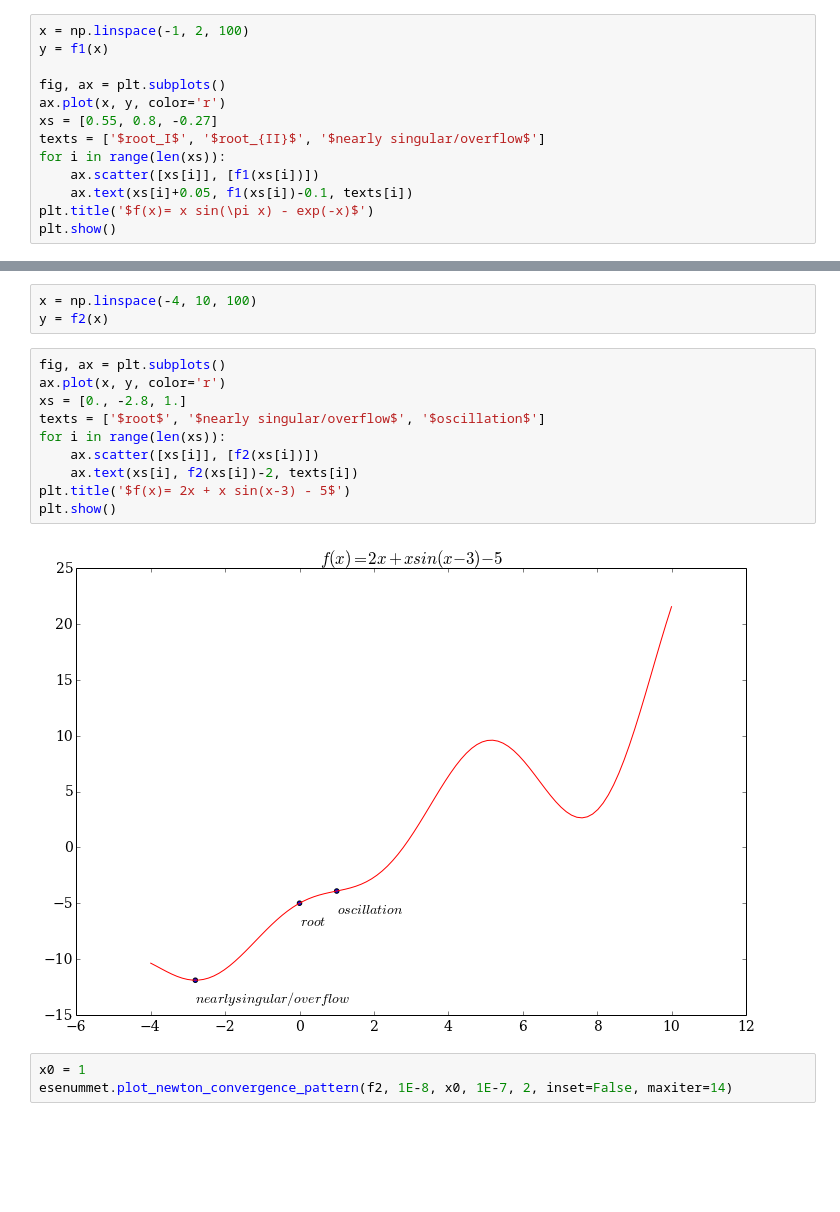
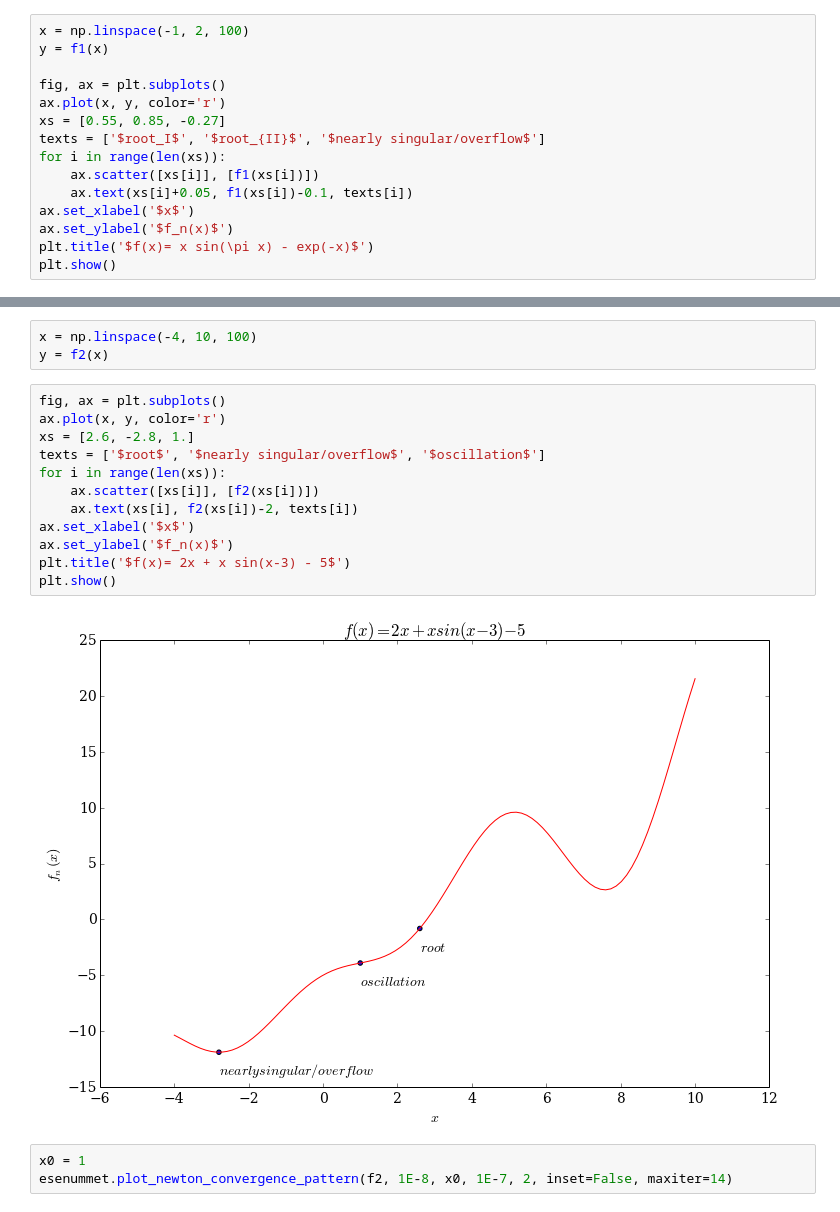
Before and after one commit to philippslang/nummet_I, a Jupyter notebook: NonLinearRoots.ipynb, the cells around one changed output, grey strips where cells are left out. Cells and saved outputs as stored; diff of their text form; blank space fills up the shorter version.

```diff
--- a/NonLinearRoots.ipynb
+++ b/NonLinearRoots.ipynb
@@ -522,11 +591,13 @@ y = f1(x)
 
 fig, ax = plt.subplots()
 ax.plot(x, y, color='r')
-xs = [0.55, 0.8, -0.27]
+xs = [0.55, 0.85, -0.27]
 texts = ['$root_I$', '$root_{II}$', '$nearly singular/overflow$']
 for i in range(len(xs)):
     ax.scatter([xs[i]], [f1(xs[i])])
     ax.text(xs[i]+0.05, f1(xs[i])-0.1, texts[i])
+ax.set_xlabel('$x$')
+ax.set_ylabel('$f_n(x)$')
 plt.title('$f(x)= x sin(\pi x) - exp(-x)$')
 plt.show()
 # %% [output]
@@ -563,15 +638,17 @@ y = f2(x)
 # %%
 fig, ax = plt.subplots()
 ax.plot(x, y, color='r')
-xs = [0., -2.8, 1.]
+xs = [2.6, -2.8, 1.]
 texts = ['$root$', '$nearly singular/overflow$', '$oscillation$']
 for i in range(len(xs)):
     ax.scatter([xs[i]], [f2(xs[i])])
     ax.text(xs[i], f2(xs[i])-2, texts[i])
+ax.set_xlabel('$x$')
+ax.set_ylabel('$f_n(x)$')
 plt.title('$f(x)= 2x + x sin(x-3) - 5$')
 plt.show()
 # %% [output]
-[figure, old version]
+[figure, new version]
 # %%
 x0 = 1
 esenummet.plot_newton_convergence_pattern(f2, 1E-8, x0, 1E-7, 2, inset=False, maxiter=14)
```
Also changed, not shown: parts of 34 cells of this notebook, 2 other files.
